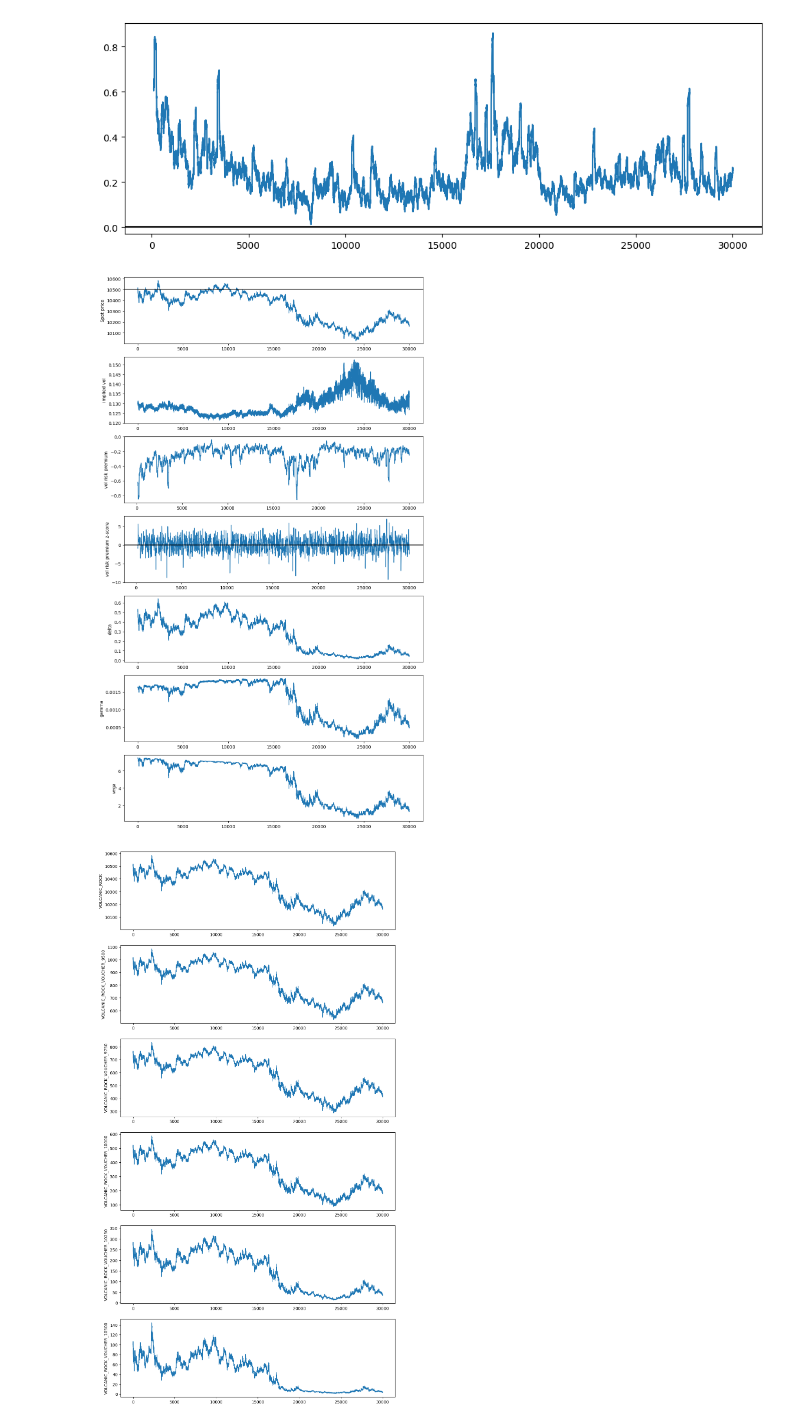
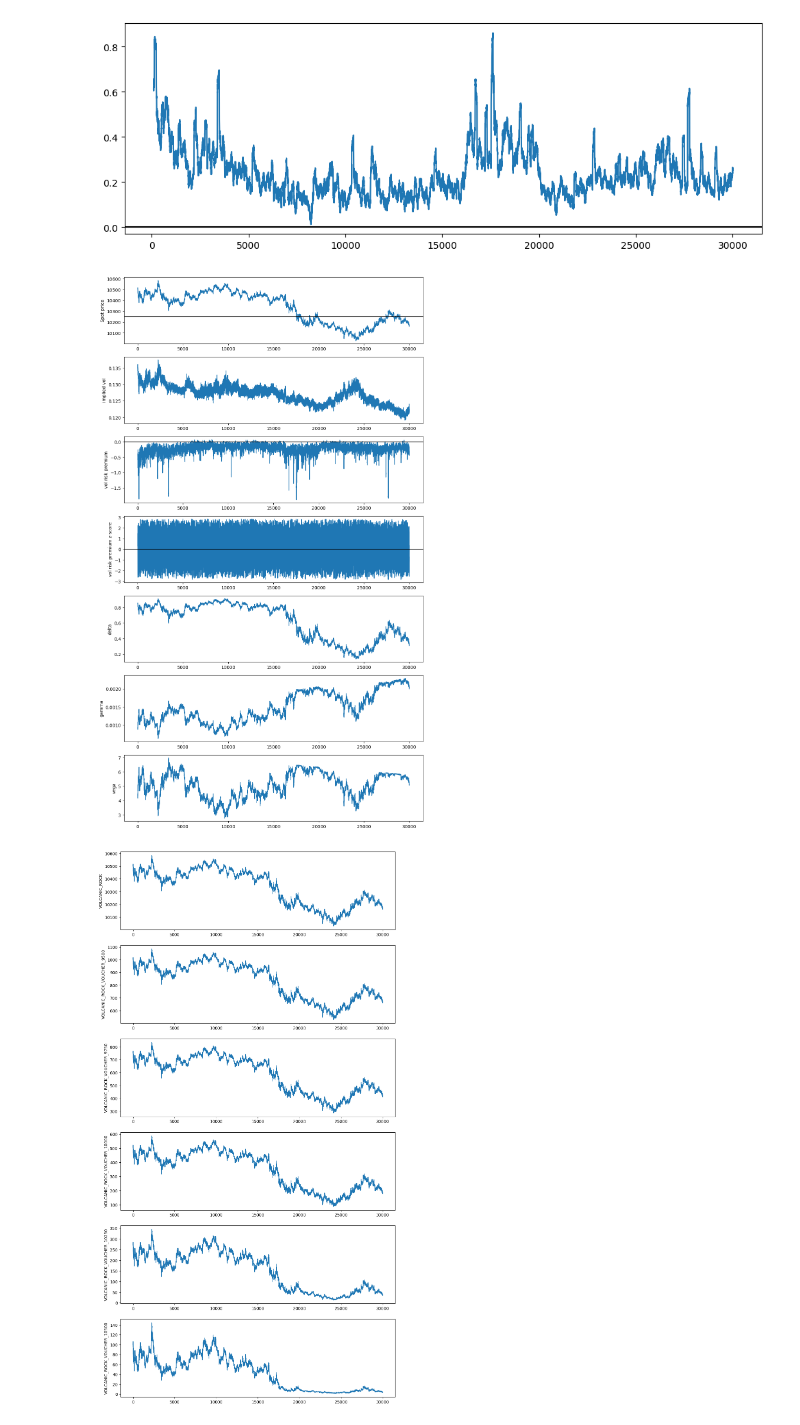
Before and after one commit to aemilani/imc-prosperity-3, a Jupyter notebook: notebooks/rock.ipynb, the cells around one changed output. Drawn from its saved outputs; the diff is of its cells as text; code cells hidden in the pictures.

```diff
--- a/notebooks/rock.ipynb
+++ b/notebooks/rock.ipynb
@@ -158,35 +158,35 @@ plt.show()
 # %% [output]
 [figure]
 # %%
-call = call_4
-w = 100
+call = call_3
+w = 10
 
 logr = np.log(rock['mid_price'] / rock['mid_price'].shift(1))
 realized_vol = logr.rolling(w).std() * np.sqrt(10000 * 250)
 vol_spread = call['implied_vol'] - realized_vol
 vol_spread_zscore = (vol_spread - vol_spread.rolling(w).mean()) / vol_spread.rolling(w).std()
 
 fig, ax = plt.subplots(7, 1, figsize=(12, 22))
 ax[0].plot(call['spot'])
 ax[0].set_ylabel('Spot price')
 ax[0].axhline(call.iloc[0]['strike'], c='k')
 ax[1].plot(call['implied_vol'])
 ax[1].set_ylabel('implied vol')
 ax[2].plot(vol_spread)
 ax[2].axhline(0, c='k')
 ax[2].set_ylabel('vol risk premium')
 ax[3].plot(vol_spread_zscore)
 ax[3].axhline(0, c='k')
 ax[3].set_ylabel('vol risk premium z-score')
 ax[4].plot(call['delta'])
 ax[4].set_ylabel('delta')
 ax[5].plot(call['gamma'])
 ax[5].set_ylabel('gamma')
 ax[6].plot(call['vega'])
 ax[6].set_ylabel('vega')
 plt.show()
 # %% [output]
-[figure, old version]
+[figure, new version]
 # %%
 products = [rock, call_0, call_1, call_2, call_3, call_4]
 # %%
```
Also changed, not shown: parts of 1 cell of this notebook, 3 other files.
